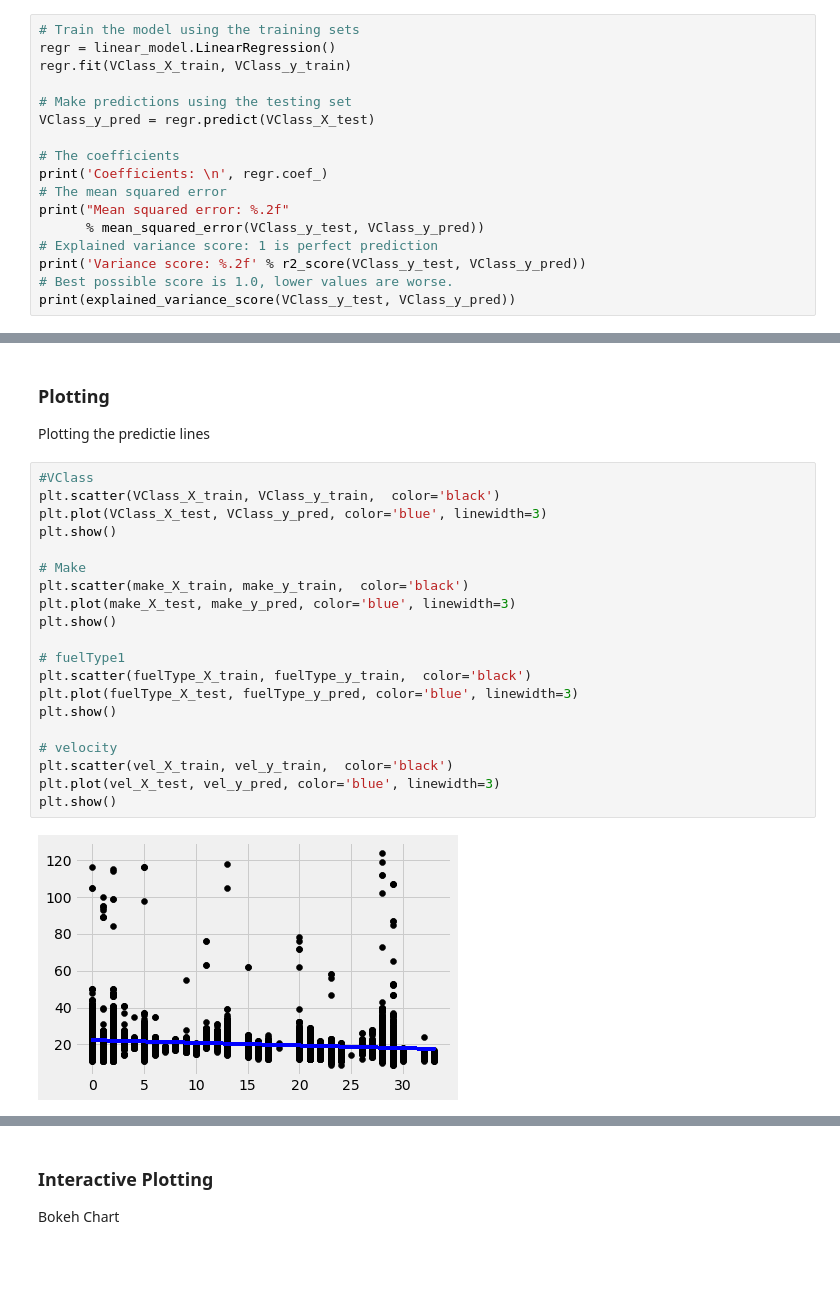
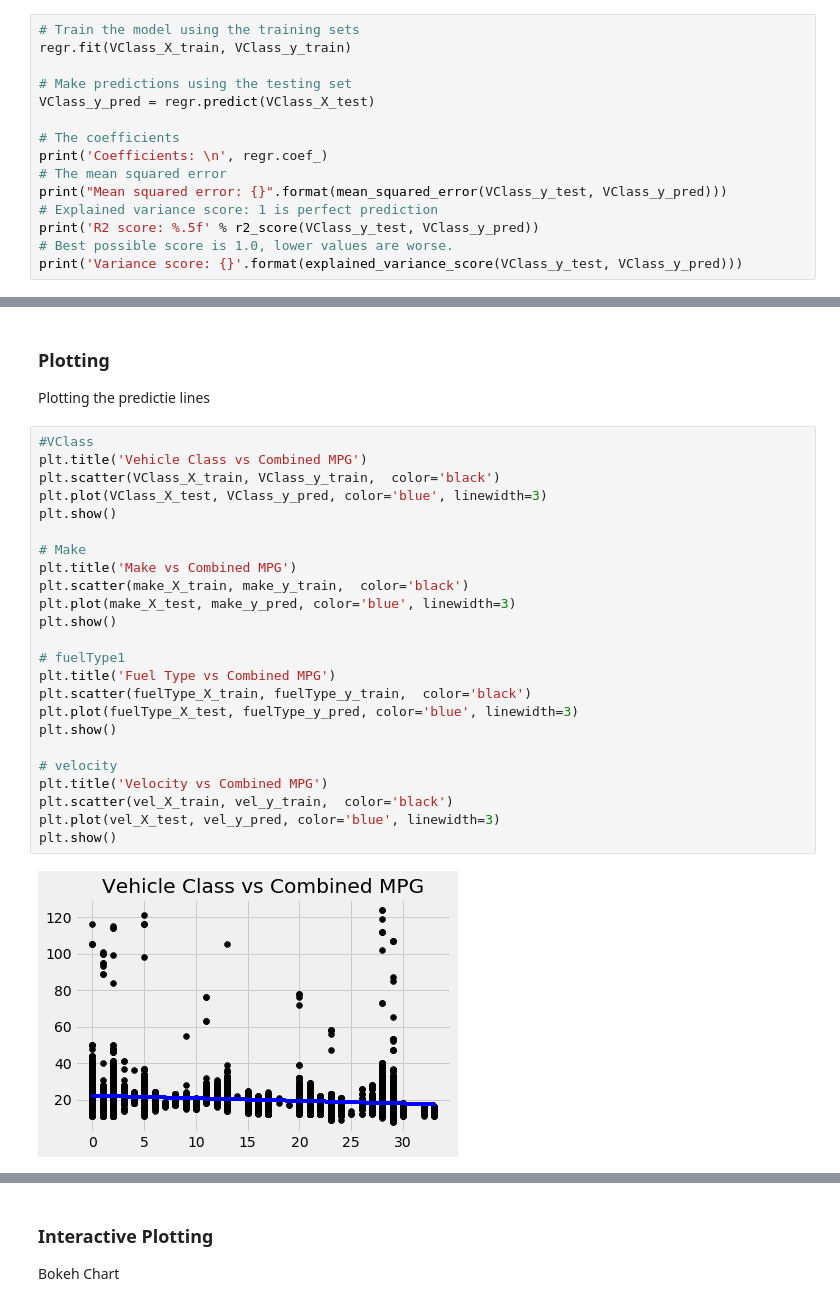
Before and after one commit to 21stBam/Data-Mining-Project, a Jupyter notebook: Linear_Regression.ipynb, the cells around one changed output, grey strips where cells are left out. Cells and saved outputs as stored; diff of their text form; blank space fills up the shorter version.

Commit message:
Cleaning up the plots

```diff
--- a/Linear_Regression.ipynb
+++ b/Linear_Regression.ipynb
@@ -156,7 +157,6 @@ The first step is going to be splitting out data into testing and training data
 VClass_X_train, VClass_X_test, VClass_y_train, VClass_y_test = train_test_split(data[['VClass_codes']], data[['comb08']])
 # %%
 # Train the model using the training sets
-regr = linear_model.LinearRegression()
 regr.fit(VClass_X_train, VClass_y_train)
 
 # Make predictions using the testing set
@@ -165,11 +165,10 @@ VClass_y_pred = regr.predict(VClass_X_test)
 # The coefficients
 print('Coefficients: \n', regr.coef_)
 # The mean squared error
-print("Mean squared error: %.2f"
-      % mean_squared_error(VClass_y_test, VClass_y_pred))
+print("Mean squared error: {}".format(mean_squared_error(VClass_y_test, VClass_y_pred)))
 # Explained variance score: 1 is perfect prediction
-print('Variance score: %.2f' % r2_score(VClass_y_test, VClass_y_pred))
+print('R2 score: %.5f' % r2_score(VClass_y_test, VClass_y_pred))
 # Best possible score is 1.0, lower values are worse.
-print(explained_variance_score(VClass_y_test, VClass_y_pred))
+print('Variance score: {}'.format(explained_variance_score(VClass_y_test, VClass_y_pred)))
 # %% [output]
 Coefficients:
@@ -254,23 +250,27 @@ Variance score: 0.02
 Plotting the predictie lines
 # %%
 #VClass
+plt.title('Vehicle Class vs Combined MPG')
 plt.scatter(VClass_X_train, VClass_y_train,  color='black')
 plt.plot(VClass_X_test, VClass_y_pred, color='blue', linewidth=3)
 plt.show()
 
 # Make
+plt.title('Make vs Combined MPG')
 plt.scatter(make_X_train, make_y_train,  color='black')
 plt.plot(make_X_test, make_y_pred, color='blue', linewidth=3)
 plt.show()
 
 # fuelType1
+plt.title('Fuel Type vs Combined MPG')
 plt.scatter(fuelType_X_train, fuelType_y_train,  color='black')
 plt.plot(fuelType_X_test, fuelType_y_pred, color='blue', linewidth=3)
 plt.show()
 
 # velocity
+plt.title('Velocity vs Combined MPG')
 plt.scatter(vel_X_train, vel_y_train,  color='black')
 plt.plot(vel_X_test, vel_y_pred, color='blue', linewidth=3)
 plt.show()
 # %% [output]
-[figure, old version]
+[figure, new version]
```
Also changed, not shown: parts of 8 cells of this notebook, 1 other file.
